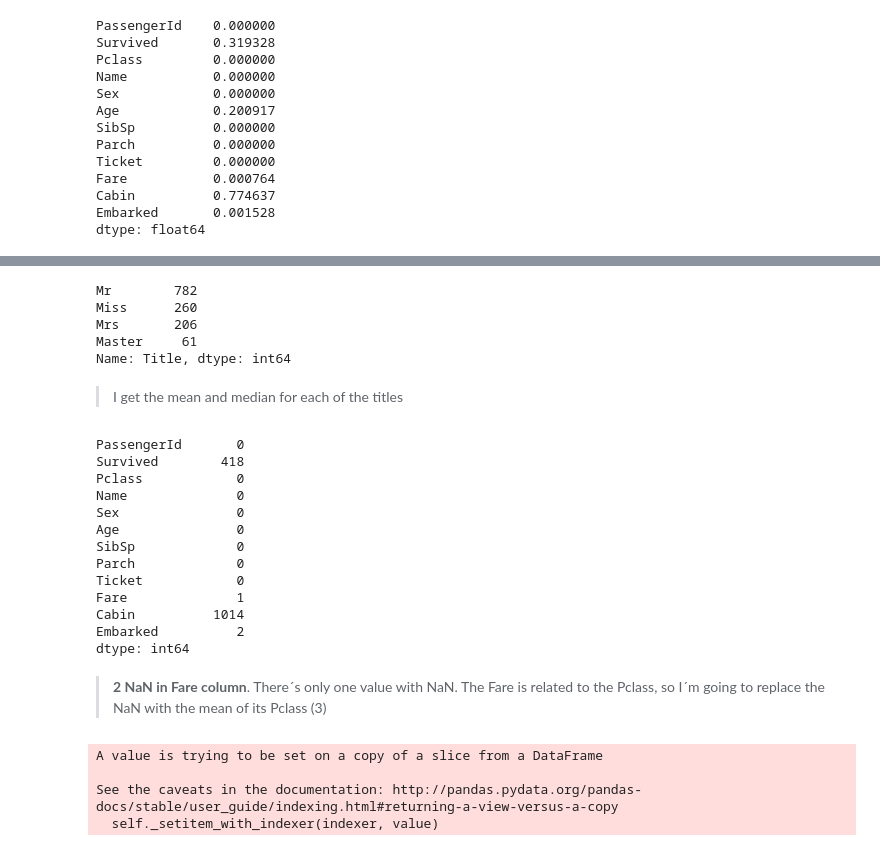
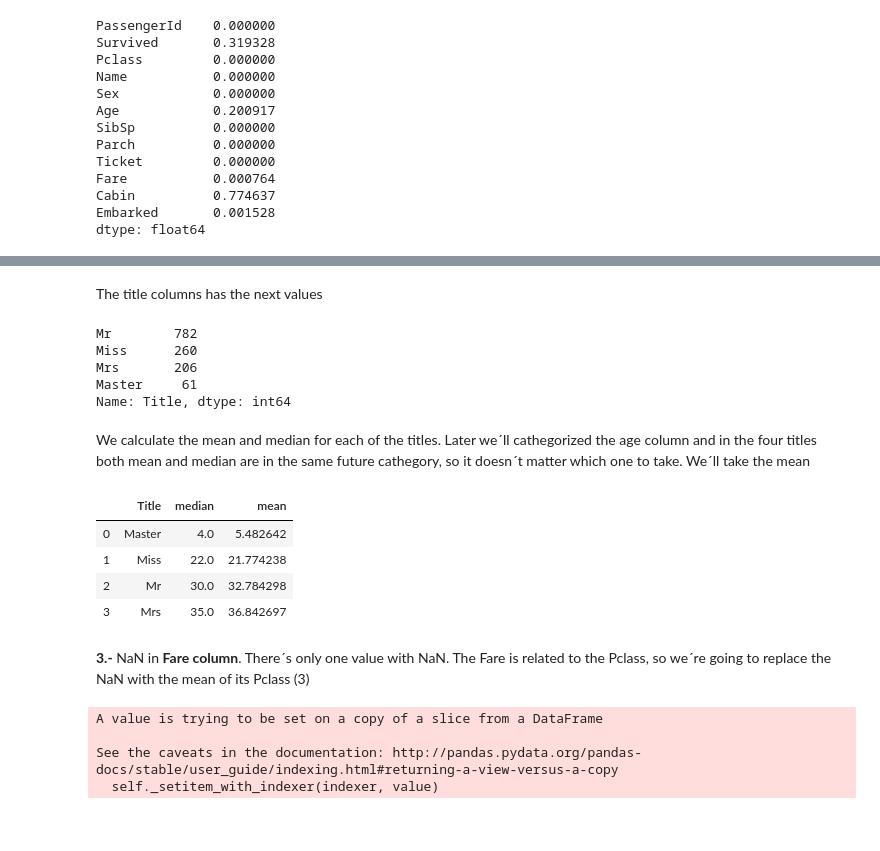
Before and after one commit to canceleiro/Titanic-Disaster, a Jupyter notebook: Titanic_Disaster.ipynb, the cells around one changed output, grey strips where cells are left out. Drawn from its saved outputs; the diff is of its cells as text; code cells hidden in the pictures; blank space fills up the shorter version.

```diff
--- a/Titanic_Disaster.ipynb
+++ b/Titanic_Disaster.ipynb
@@ -204,6 +215,8 @@ df_clean.loc[(df_clean.Title == "Dr") & (df_clean.Sex == "male"),"Title"] = "Mr"
 df_clean.loc[(df_clean.Title == "Dr") & (df_clean.Sex == "female"),"Title"] = "Mrs"
 df_clean.loc[(df_clean.Title.isin(["Rev","Col","Major","Jonkheer","Capt","Sir","Don"]) ),"Title"] = "Mr"
 df_clean.loc[(df_clean.Title.isin(["Mlle","Mme","Dona","Lady","the Countess","Ms"]) ),"Title"] = "Mrs"
+# %% [markdown]
+The title columns has the next values
 # %%
 df_clean.Title.value_counts(dropna = False)
 # %% [output]
@@ -212,8 +225,18 @@ Miss      260
 Mrs       206
 Master     61
 Name: Title, dtype: int64
-# %% [markdown]
-> I get the mean and median for each of the titles
+# %% [markdown]
+We calculate the mean and median for each of the titles. Later we´ll cathegorized the age column and in the four titles both mean and median are in the same future cathegory, so it doesn´t matter which one to take. We´ll take the mean
+# %%
+#create a df with the mean and median per title
+Title_age = df_clean.groupby('Title').agg({"mean","median" })['Age'].reset_index()
+Title_age
+# %% [output]
+|  | Title | median | mean |
+| 0 | Master | 4.0 | 5.482642 |
+| 1 | Miss | 22.0 | 21.774238 |
+| 2 | Mr | 30.0 | 32.784298 |
+| 3 | Mrs | 35.0 | 36.842697 |
 # %%
 #create a df with the mean and median per title
 Title_age = df_clean.groupby('Title').agg({"mean","median" })['Age'].reset_index()
@@ -234,22 +257,6 @@ df_clean['Age'] = df_clean.apply(lambda x: mean_age(x['Age'],x['Title']),axis=1)
 df_clean = df_clean.drop('Title', axis=1)
-# %%
-df_clean.isnull().sum()
-# %% [output]
-PassengerId       0
-Survived        418
-Pclass            0
-Name              0
-Sex               0
-Age               0
-SibSp             0
-Parch             0
-Ticket            0
-Fare              1
-Cabin          1014
-Embarked          2
-dtype: int64
 # %% [markdown]
-> **2 NaN in Fare column**. There´s only one value with NaN. The Fare is related to the Pclass, so I´m going to replace the NaN with the mean of its Pclass (3)
+**3.-** NaN in **Fare column**. There´s only one value with NaN. The Fare is related to the Pclass, so we´re going to replace the NaN with the mean of its Pclass (3)
 # %%
 class_fare = df_clean.groupby('Pclass').agg({"mean"})['Fare'].reset_index()
 class_3_fare = round(class_fare[class_fare['Pclass'] == '3']['mean'].iloc[0],4)
```
Also changed, not shown: parts of 104 cells of this notebook.
